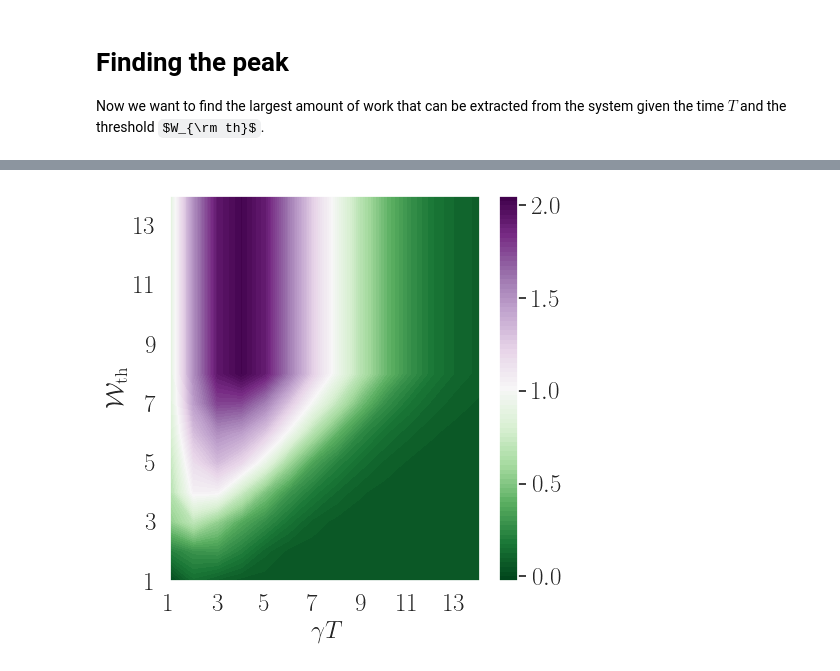
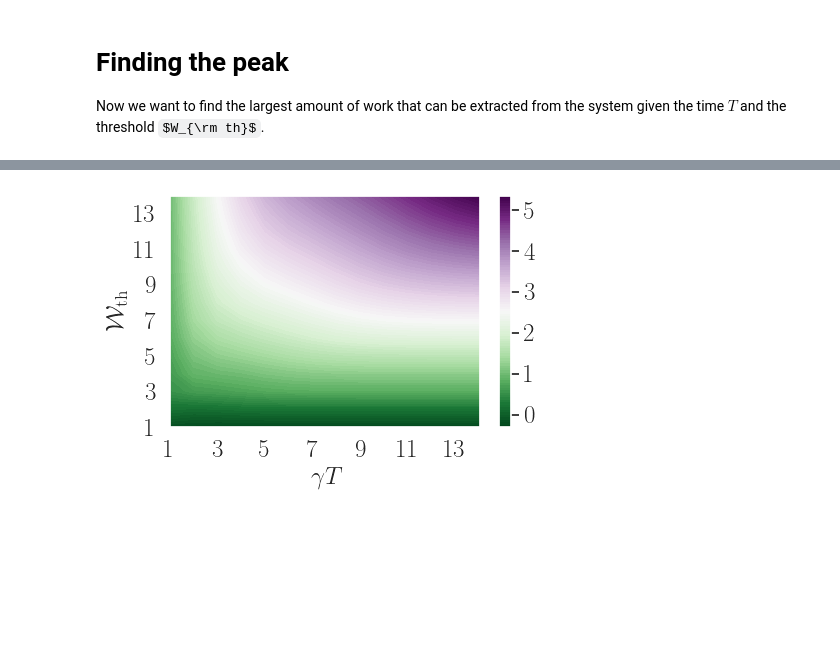
Before and after one commit to mikeal888/First_Passage_Times, a Jupyter notebook: Gambling_demon.ipynb, the cells around one changed output, grey strips where cells are left out. Cells and saved outputs as stored; diff of their text form; code cells hidden in the pictures; some formulas as TeX source; blank space fills up the shorter version.

```diff
--- a/Gambling_demon.ipynb
+++ b/Gambling_demon.ipynb
@@ -164,4 +160,4 @@ np.sum(dGt)*dt
 # %%
-ntraj = 2000
+ntraj = 5000
 result = ssesolve(H, rho0, t, sc_ops=c_ops, e_ops=[sy, g], store_measurement=True, ntraj=ntraj)
 # %% [output]
@@ -219,10 +201,11 @@ for i in range(ntraj):
 # %%
-idx_W = np.argmin(np.abs(t - t_cutoff))
+# Integrate first hitting time distribution to t_cutoff
+PT = np.sum(dGt)*dt
+Wbar = np.mean(W_final)
 
-# Integrate first hitting time distribution to t_cutoff
-PT = np.sum(dGt[t<t_cutoff])*dt
-N_min = np.argmin(np.abs(N-N_cutoff))
-Wbar = np.sum(N[N<1]*Pn_vec[N_min:, idx_W])
-W_T = N_cutoff * (1-PT)  +  Wbar
-Gt = (PT)
+# Compute mean work
+W_T = N_cutoff * PT  +  (1-PT)*Wbar
+
+# compute norm of the work distribution
+Pn_Norm = np.sum(Pn_vec[:,-1])
 # %%
@@ -308,7 +291,7 @@ for i, t_cutoff in enumerate(t_cutoffs):
 
         print('t_cutoff = {}, N_cutoff = {}'.format(t_cutoff, N_cutoff))
 
-        t = np.arange(0, tf, dt)
+        t = np.arange(0, t_cutoff, dt)
 
         # number of chargers to truncate at
         Nm = 20
@@ -323,13 +306,12 @@ for i, t_cutoff in enumerate(t_cutoffs):
         P0 = np.sum(Pn_vec, axis=0)
         dGt = -np.gradient(P0, dt)
 
-        idx_W = np.argmin(np.abs(t - tf/5))
+        # Integrate first hitting time distribution to t_cutoff
+        PT = np.sum(dGt)*dt
+        N_min = np.argmin(np.abs(N-N_cutoff))
 
-        # Integrate first hitting time distribution to t_cutoff
-        PT = np.sum(dGt[t<t_cutoff])*dt
-        N_min = np.argmin(np.abs(N+N_cutoff))
-        Wbar = -np.sum(N[N_min:]*Pn_vec_T[N_min:, idx_W])
-        W_Ts[i, j] = N_cutoff * PT +(1-PT) * Wbar
+        Wbar = np.sum(N[:N_min]*Pn_vec[:N_min, -1])
+        W_Ts[i, j] = N_cutoff * PT + (1-PT) * Wbar
 # %% [output]
 t_cutoff = 1, N_cutoff = 1
 Converting initial state to vector form
@@ -337,26 +341,26 @@ KeyboardInterrupt:
 # %%
 # Make contour plot of W_T
-fig = plt.figure(figsize=(5, 5))
+fig = plt.figure(figsize=(5, 3))
 plt.contourf(t_cutoffs, N_cutoffs, W_Ts, 100, cmap='PRGn_r')
 # plt.imshow(W_Ts, cmap='PRGn_r', origin='lower', extent=[1, 14, 1, 14], aspect='auto')
 
 plt.xlabel(r'$\gamma T$', fontsize=fs)
 plt.ylabel(r'$\mathcal{W}_{\rm th}$', fontsize=fs)
 plt.grid(False)
 
 plt.xticks(np.arange(1, 15, 2), fontsize=fs)
 plt.yticks(np.arange(1, 15, 2), fontsize=fs)
 
 # set colourbar ticksize with integer ticks
 cbar = plt.colorbar()
 cbar.ax.tick_params(labelsize=fs)
-cbar.ax.set_yticks(np.arange(0, 2.5, 0.5))
+cbar.ax.set_yticks(np.arange(0, 6, 1))
 
 plt.show()
 
 fig.savefig('Figures/Gambling_demon_mean_contour.png', bbox_inches='tight', dpi=200)
 # %% [output]
-[figure, old version]
+[figure, new version]
 # %%
 # pickle the data of W_Ts
 import pickle
```
Also changed, not shown: parts of 11 cells of this notebook, 3 other files.
